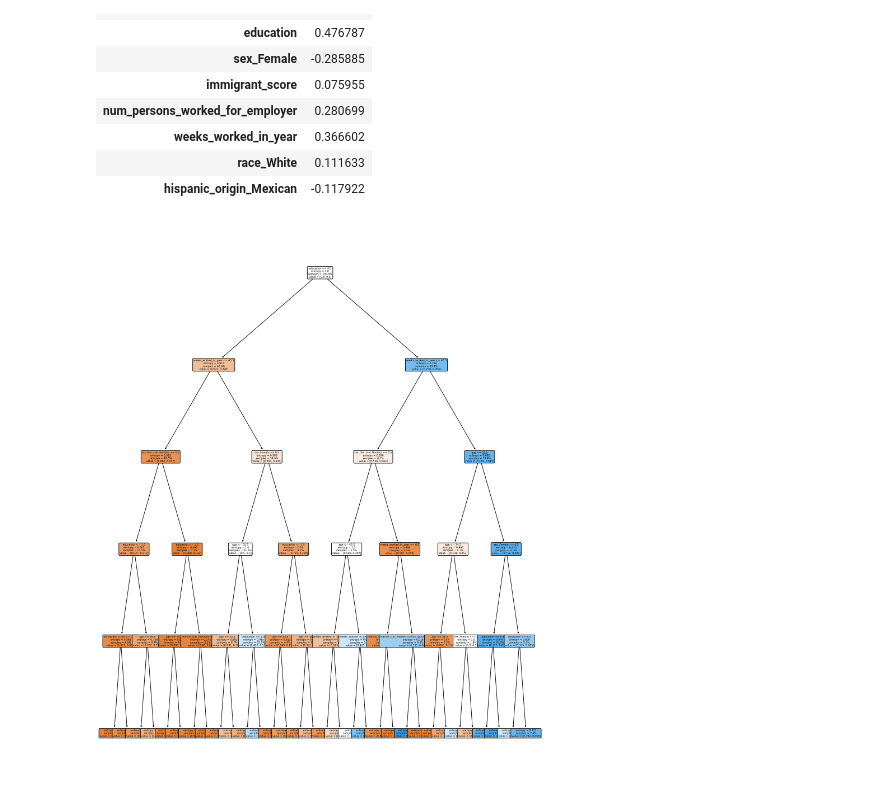
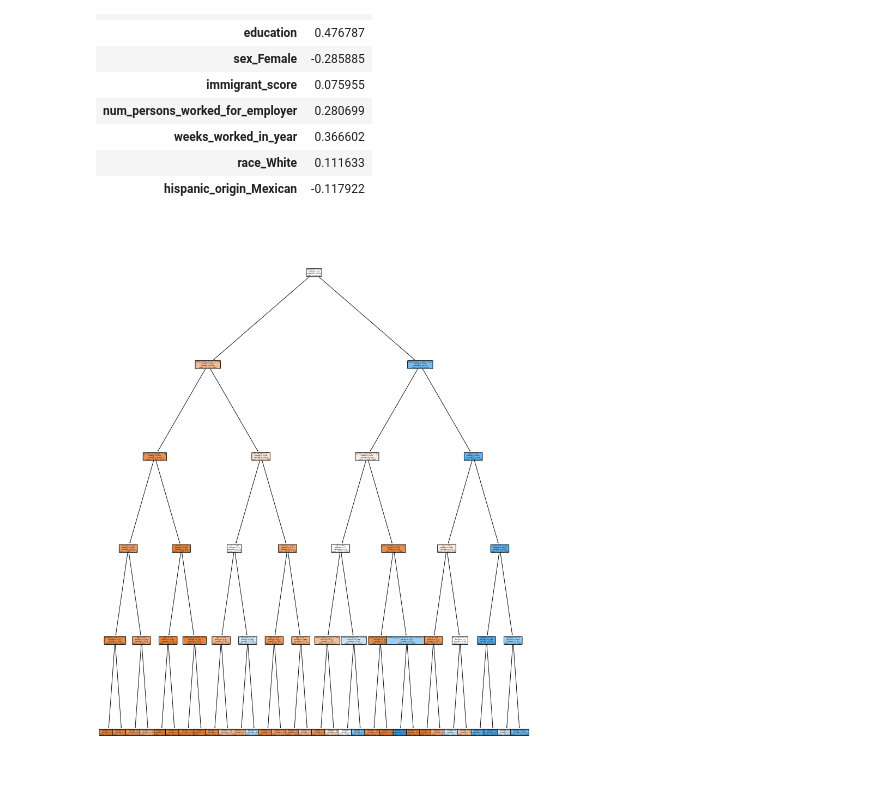
Before and after one commit to abrostoff2/us-census, a Jupyter notebook: nbs/modeling.ipynb, the cells around one changed output. Cells and saved outputs as stored; diff of their text form; code cells hidden in the pictures.

```diff
--- a/nbs/modeling.ipynb
+++ b/nbs/modeling.ipynb
@@ -233,16 +233,16 @@ data.corr().loc[['age', 'education', 'sex_Female', 'immigrant_score', 'num_perso
 | race_White | 0.111633 |
 | hispanic_origin_Mexican | -0.117922 |
 # %%
-clf_vizualization = DecisionTreeClassifier(max_depth=5, random_state=0, min_samples_split=3, criterion='entropy')
+clf_vizualization = DecisionTreeClassifier(max_depth=5, random_state=0, min_samples_split=2, criterion='entropy')
 clf_vizualization.fit(X_train, y_train)
 fig, axes = plt.subplots(nrows = 1,ncols = 1,figsize = (15,20), dpi=300)
 
 tree.plot_tree(clf_vizualization,
                feature_names = X_train.columns,
                filled = True,
                    rounded=True,
-                   fontsize=5,
+                   fontsize=3,
                 proportion=True);
 fig.savefig('tree.png')
 # %% [output]
-[figure, old version]
+[figure, new version]
```
Also changed, not shown: 1 other file.
